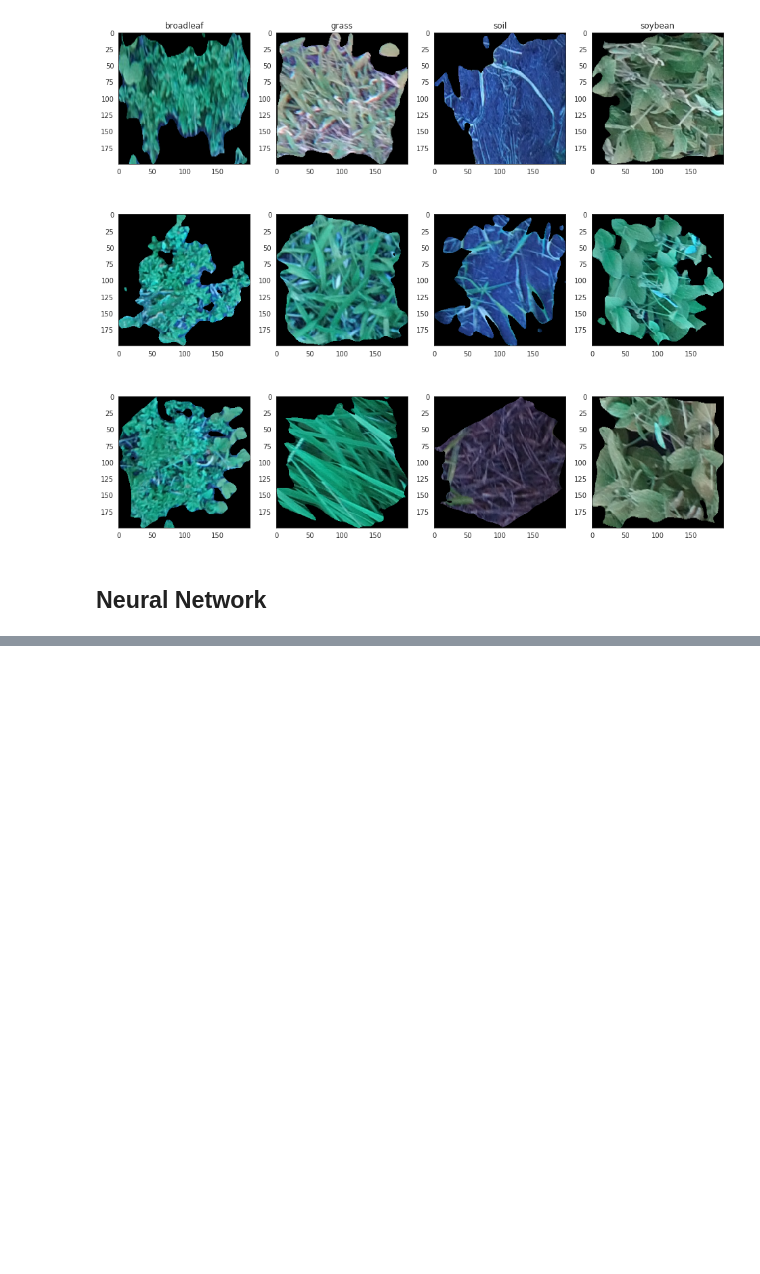
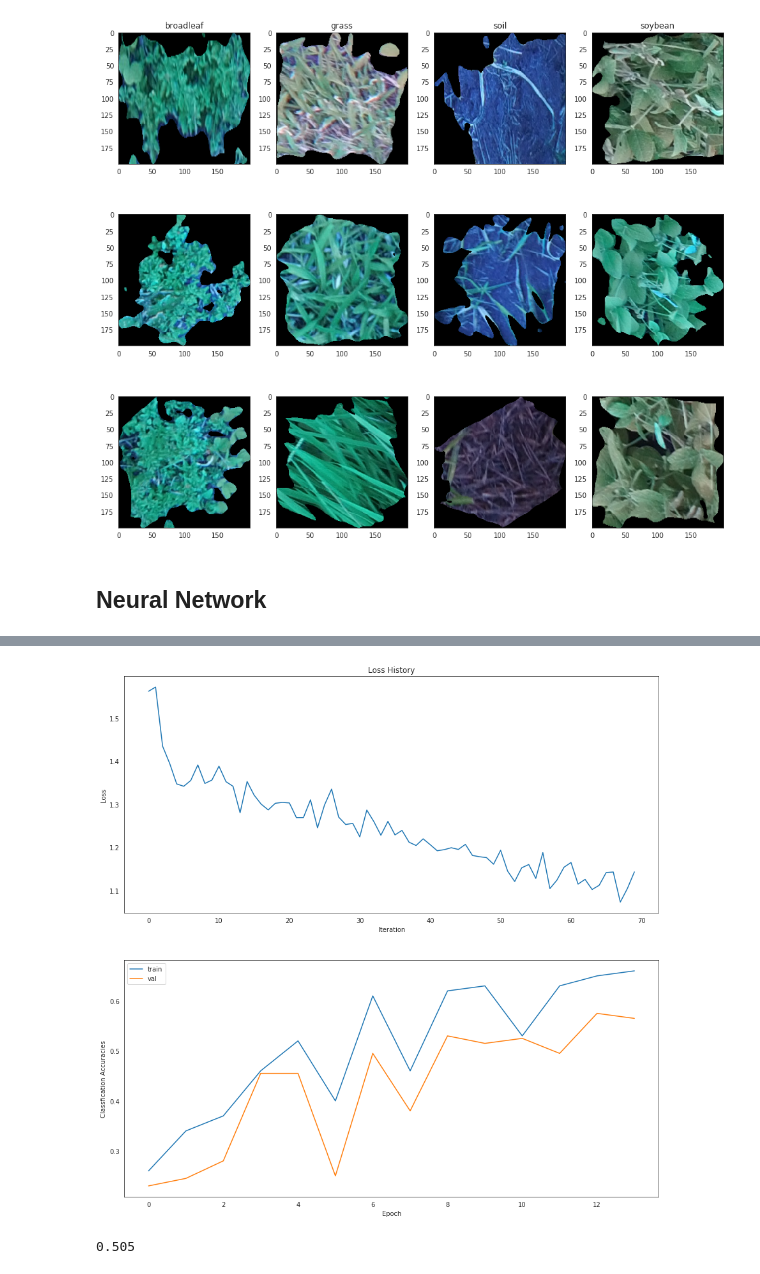
Before and after one commit to reemaratnani/Building-Neural-Network-Numpy, a Jupyter notebook: Plant_Image_Classifier_NeuralNetwork.ipynb, the cells around one changed output, grey strips where cells are left out. Cells and saved outputs as stored; diff of their text form; code cells hidden in the pictures; blank space fills up the shorter version.

```diff
--- a/Plant_Image_Classifier_NeuralNetwork.ipynb
+++ b/Plant_Image_Classifier_NeuralNetwork.ipynb
@@ -170,0 +331,11 @@ plt.show()
+# %%
+input_size = im_width * im_height * im_channel
+hidden_size = 200
+output_size = n_class
+std = 1e-3 # size initialization parameter
+
+net = TwoLayerNet(input_size, hidden_size,output_size,std )
+stats = net.train(X_dev, y_dev, X_val, y_val,
+              learning_rate =1e-5, learning_rate_decay=0.95,
+              reg=0.0, num_iters=70,
+              batch_size=100, it_verbose = 10,verbose=True)
@@ -170,0 +350,22 @@ plt.show()
+# %%
+# plot loss history and train/ validation accuracies history
+plt.rcParams['figure.figsize'] = (15.0, 15.0) # set default size of plots
+plt.subplot(2,1,1)
+plt.plot(stats['loss_hist'])
+plt.title('Loss History')
+plt.xlabel('Iteration')
+plt.ylabel('Loss')
+
+plt.subplot(2,1,2)
+plt.plot(stats['train_acc_hist'], label='train')
+plt.plot(stats['val_acc_hist'], label='val')
+plt.xlabel('Epoch')
+plt.ylabel('Classfication Accuracies')
+plt.legend()
+plt.show()
+# %% [output]
+[figure, added]
+# %%
+print((net.predict(X_test) == y_test).mean())
+# %% [output]
+0.505
```
Also changed, not shown: parts of 5 cells of this notebook.
